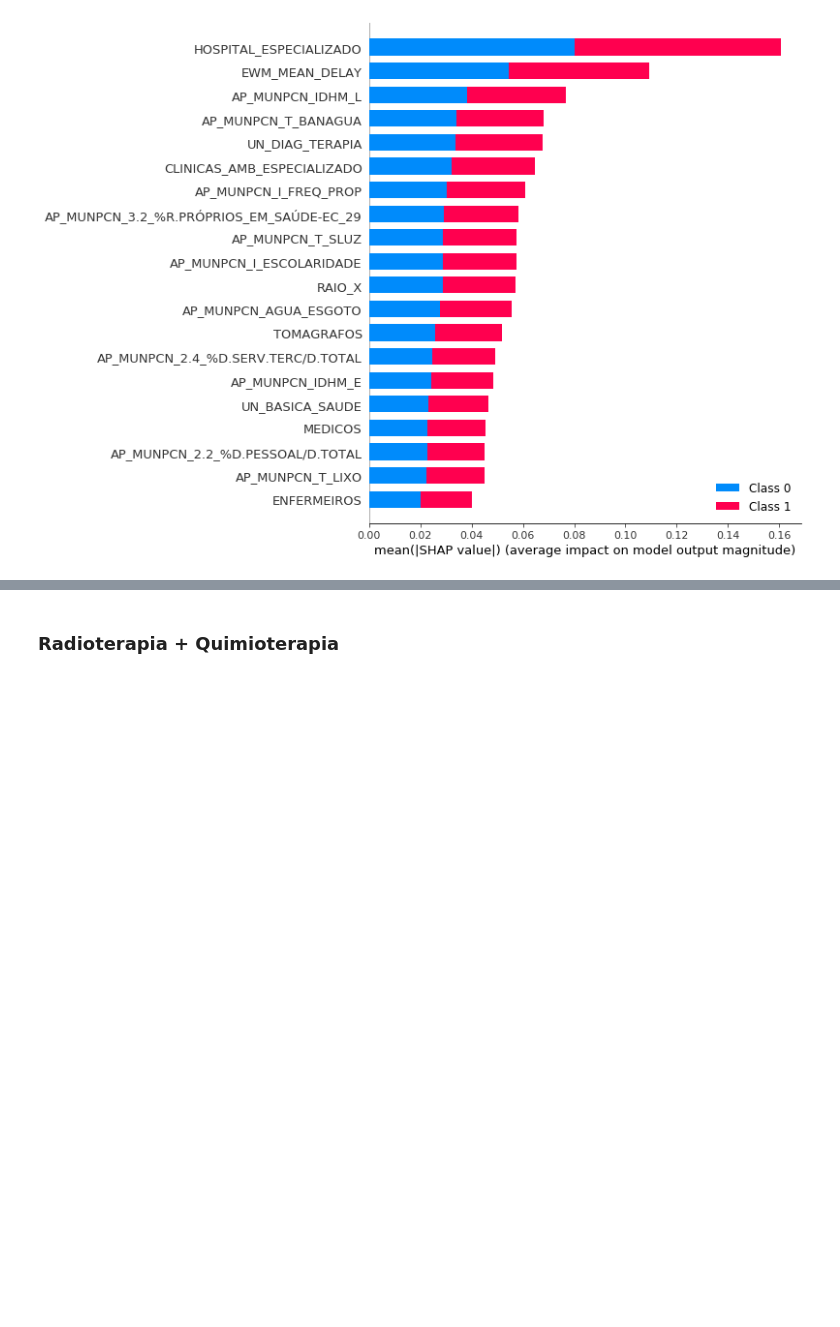
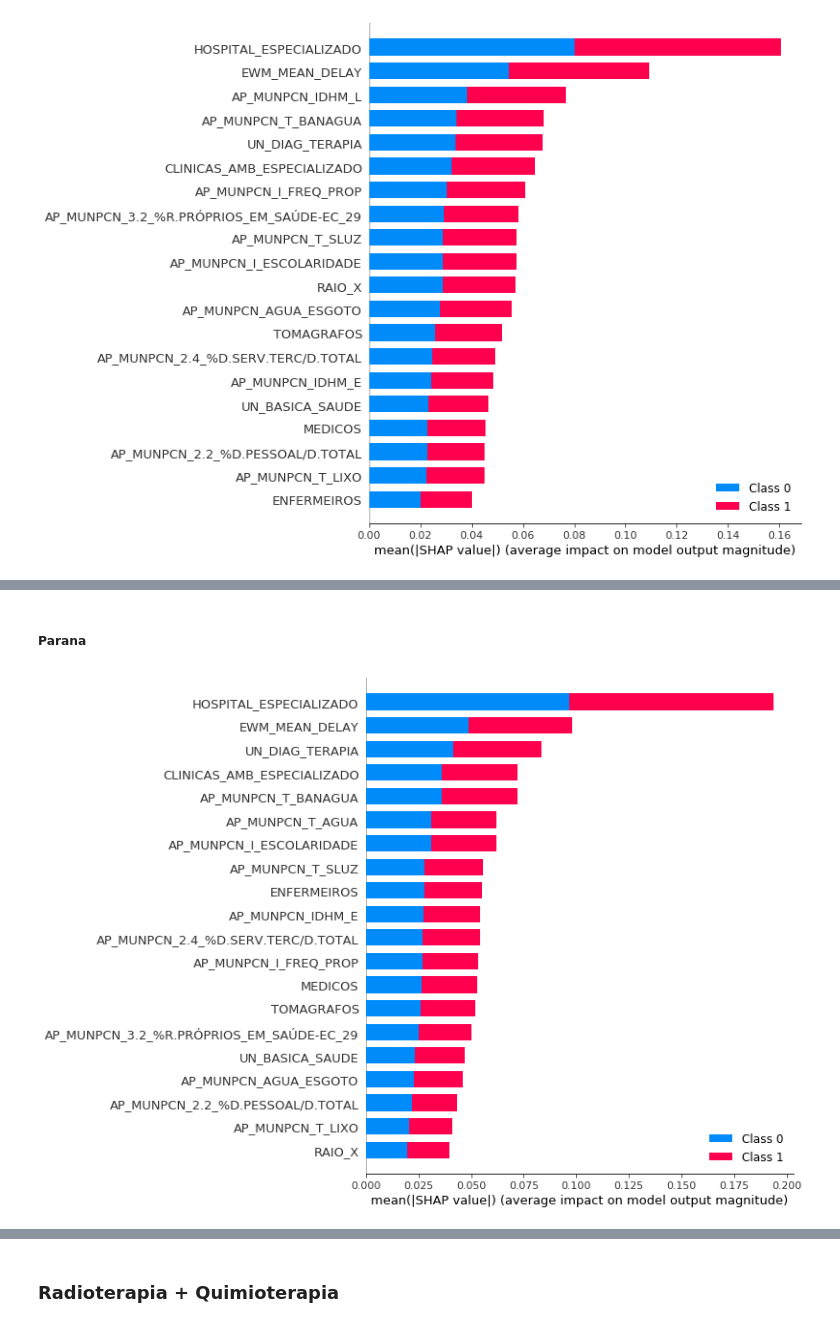
Before and after one commit to helderrezende/naliel_bcggamma, a Jupyter notebook: naliel/notebooks/Modelo-Linfoma.ipynb, the cells around one changed output, grey strips where cells are left out. Cells and saved outputs as stored; diff of their text form; code cells hidden in the pictures; blank space fills up the shorter version.

```diff
--- a/naliel/notebooks/Modelo-Linfoma.ipynb
+++ b/naliel/notebooks/Modelo-Linfoma.ipynb
@@ -79,0 +119,11 @@ shap.summary_plot(shap_values, X, plot_type="bar")
+# %% [markdown]
+##### Parana
+# %%
+X_PR = X_with_cep[X_with_cep['AP_MUNPCN_CODIGO_UF'] == 41].drop(['AP_MUNPCN_CODIGO_UF', 'AP_CEPPCN'], 1)
+
+explainer = shap.TreeExplainer(model)
+shap_values = explainer.shap_values(X_PR)
+
+shap.summary_plot(shap_values, X_PR, plot_type="bar")
+# %% [output]
+[figure, added]
```
Also changed, not shown: parts of 13 cells of this notebook.
